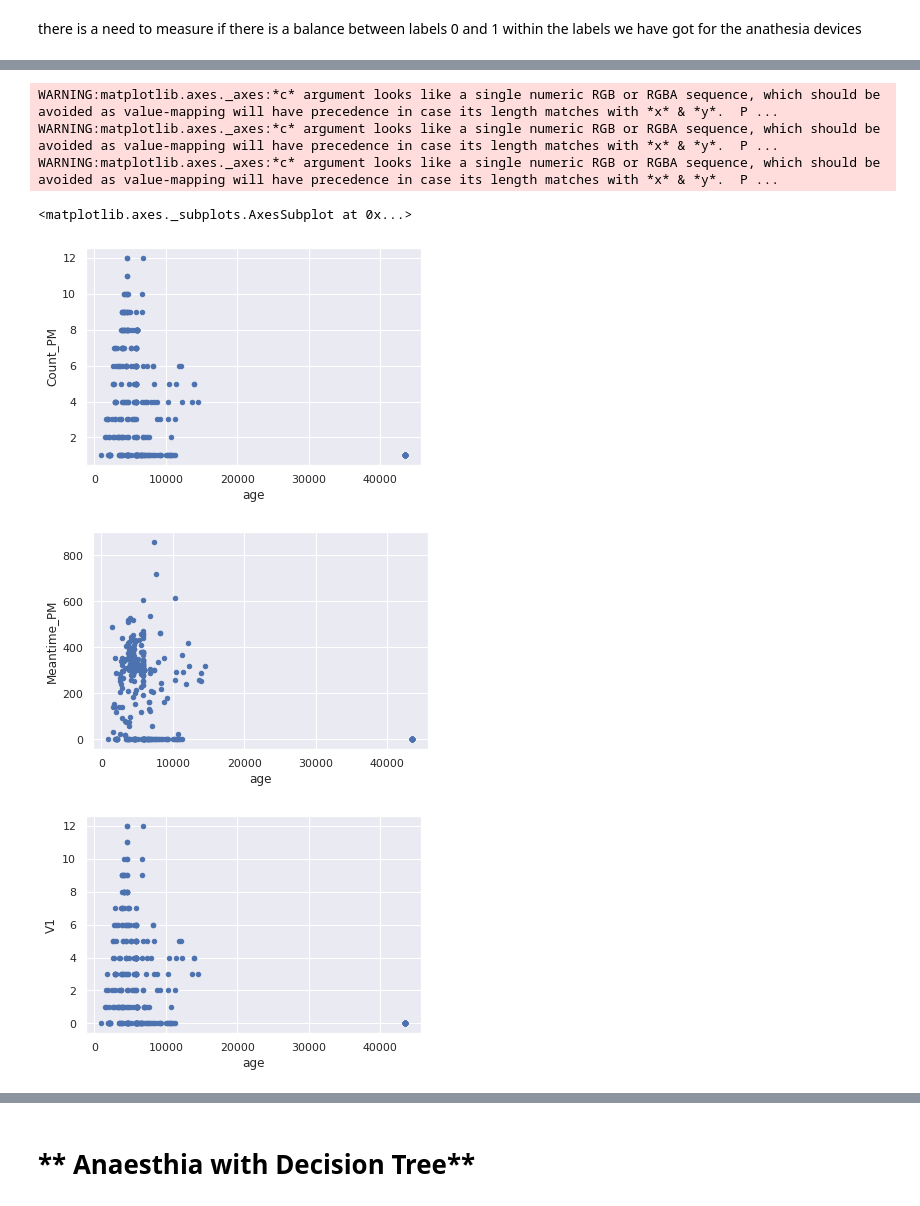
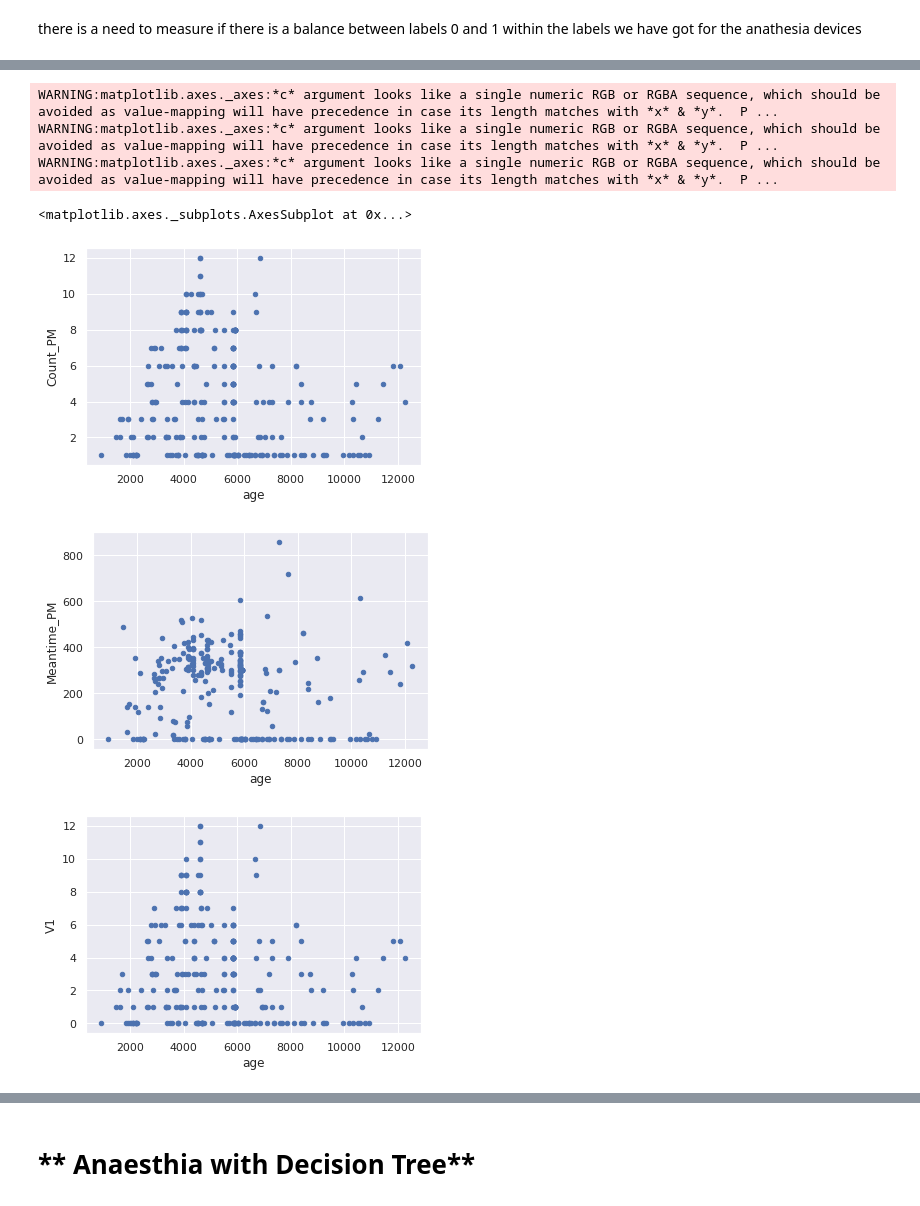
Before and after one commit to moze90/Thesis2022, a Jupyter notebook: master_Thesis_2022.ipynb, the cells around one changed output, grey strips where cells are left out. Drawn from its saved outputs; the diff is of its cells as text; code cells hidden in the pictures.

```diff
--- a/master_Thesis_2022.ipynb
+++ b/master_Thesis_2022.ipynb
@@ -313,0 +342,2 @@ data_anes.head(3)
+# %%
+no_outlier_aneshos1=data_anes.loc[data_anes['Equip.reg_date']>='1980-01-01']
@@ -341,6 +401,6 @@ data_anes.describe()
 # %%
-data_anes["Label"]= np.where(data_anes['Meantime']<=249, 1, 0)
-data_anes.head(5)
+no_outlier_aneshos1["Label"]= np.where(no_outlier_aneshos1['Meantime']<=272, 1, 0)
+no_outlier_aneshos1.head(3)
 # %% [output]
 |  | Equip.reg_date | Scrapped_date | Cost | Brand | Model | cal.Risk | Latest_WO | Count_WO | Meantime | ... |
 | dev |  |  |  |  |  |  |  |  |  | ... |
@@ -375,13 +433,13 @@ data_anes.corr()
 # %%
-data_anes.plot(x='age',y='Count_PM' ,kind='scatter')
-data_anes.plot(x='age',y='Meantime_PM' ,kind='scatter')
-data_anes.plot(x='age',y='V1' ,kind='scatter')
+no_outlier_aneshos1.plot(x='age',y='Count_PM' ,kind='scatter')
+no_outlier_aneshos1.plot(x='age',y='Meantime_PM' ,kind='scatter')
+no_outlier_aneshos1.plot(x='age',y='V1',kind='scatter')
 # %% [output]
 WARNING:matplotlib.axes._axes:*c* argument looks like a single numeric RGB or RGBA sequence, which should be avoided as value-mapping will have precedence in case its length matches with *x* & *y*.  P ...
 WARNING:matplotlib.axes._axes:*c* argument looks like a single numeric RGB or RGBA sequence, which should be avoided as value-mapping will have precedence in case its length matches with *x* & *y*.  P ...
 WARNING:matplotlib.axes._axes:*c* argument looks like a single numeric RGB or RGBA sequence, which should be avoided as value-mapping will have precedence in case its length matches with *x* & *y*.  P ...
 <matplotlib.axes._subplots.AxesSubplot at 0x...>
-[figure, old version]
+[figure, new version]
-[figure, old version]
+[figure, new version]
-[figure, old version]
+[figure, new version]
 # %%
```
Also changed, not shown: parts of 93 cells of this notebook.
